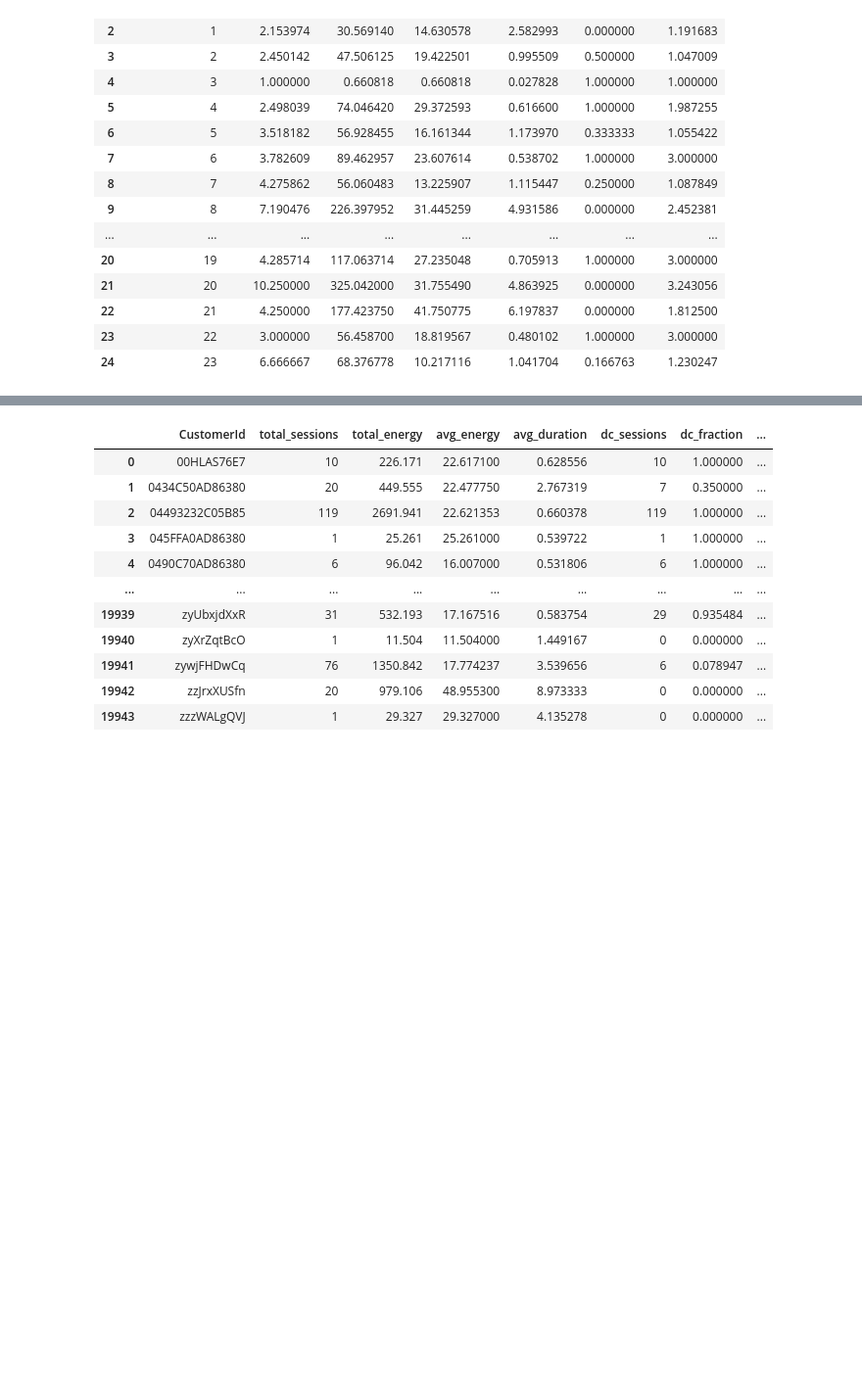
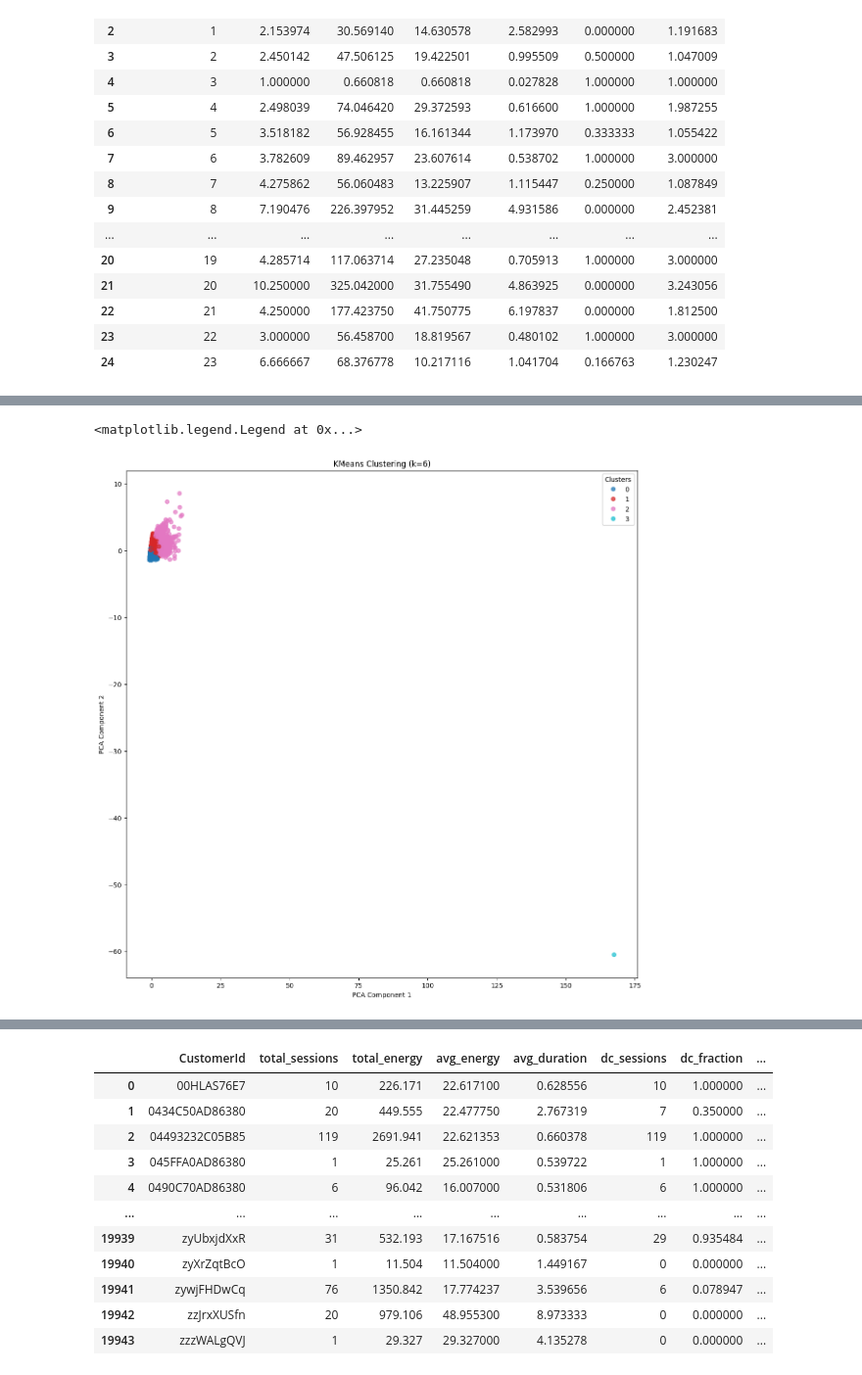
Before and after one commit to Xplore5/v2g-eda, a Jupyter notebook: Demand Response Data Preparation.ipynb, the cells around one changed output, grey strips where cells are left out. Shown at 98% size. Drawn from its saved outputs; the diff is of its cells as text; code cells hidden in the pictures; blank space fills up the shorter version.

Commit message:
update - detailed graphs

```diff
--- a/Demand Response Data Preparation.ipynb
+++ b/Demand Response Data Preparation.ipynb
@@ -89,3 +96,23 @@ cluster_summary
 | 22 | 21 | 4.250000 | 177.423750 | 41.750775 | 6.197837 | 0.000000 | 1.812500 |
 | 23 | 22 | 3.000000 | 56.458700 | 18.819567 | 0.480102 | 1.000000 | 3.000000 |
 | 24 | 23 | 6.666667 | 68.376778 | 10.217116 | 1.041704 | 0.166763 | 1.230247 |
+# %%
+from kneed import KneeLocator
+
+k_range, sse = range(1, 24), [] #DBSCAN gave 23 clusters (including noise as -1)
+
+for k in k_range:
+	kmeans = KMeans(n_clusters=k, random_state=42)
+	kmeans.fit(X_scaled)
+	sse.append(kmeans.inertia_)
+
+knee = KneeLocator(k_range, sse, curve='convex', direction='decreasing')
+optimal_k = knee.knee
+print(f"Optimal number of clusters (k) determined by knee method: {optimal_k}")
+
+#cluster with KMeans as well -- using the knee method to determine optimal k
+kmeans_clusterer = KMeans(n_clusters=optimal_k,
+						  random_state=42)
+
+user_stats['kmeans_cluster'] = kmeans_clusterer.fit_predict(X_scaled)
+user_stats[['CustomerId','kmeans_cluster']+features].head(20)
@@ -91,0 +151,31 @@ cluster_summary
+# %%
+import matplotlib.pyplot as plt
+from sklearn.decomposition import PCA
+
+#plot two subplots - one for KMeans [optimal clusters using knee method, clusters on a 2D space with different colors and groups] and one for DBSCAN [clusters on a 2D space with different colors and groups]
+projection_embeddings = PCA(n_components=2).fit_transform(X_scaled)
+
+#drop the noise points from DBSCAN for better visualization | kmeans cluster 4/5
+kmeans_labels = user_stats['kmeans_cluster']
+kmeans_projections = projection_embeddings[~user_stats['kmeans_cluster'].isin([5, 4])]
+kmeans_labels = kmeans_labels[~user_stats['kmeans_cluster'].isin([5, 4])]
+
+dbscan_labels = user_stats['primary_cluster']
+dbscan_projections = projection_embeddings[user_stats['primary_cluster'] != -1]
+dbscan_labels = dbscan_labels[user_stats['primary_cluster'] != -1]
+
+fig, ax1 = plt.subplots(1, 1, figsize=(14, 14))
+scatter1 = ax1.scatter(kmeans_projections[:, 0],
+                       kmeans_projections[:, 1],
+                       c=kmeans_labels,
+                       cmap='tab10',
+                       alpha=0.7)
+
+ax1.set_title('KMeans Clustering (k={})'.format(optimal_k))
+ax1.set_xlabel('PCA Component 1')
+ax1.set_ylabel('PCA Component 2')
+legend1 = ax1.legend(*scatter1.legend_elements(), title="Clusters")
+ax1.add_artist(legend1)
+# %% [output]
+<matplotlib.legend.Legend at 0x...>
+[figure, added]
```
Also changed, not shown: parts of 10 cells of this notebook, 1 other file.
